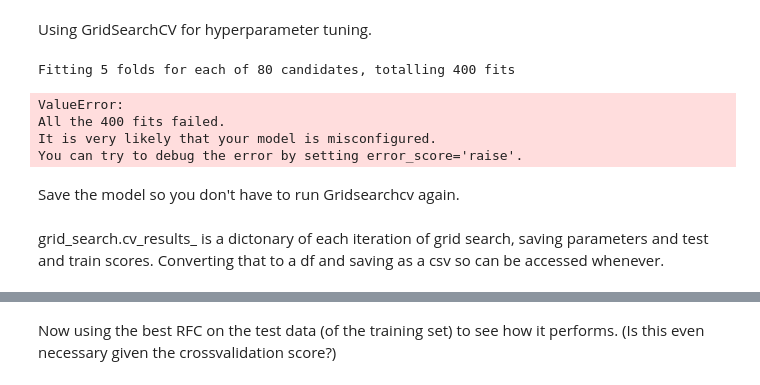
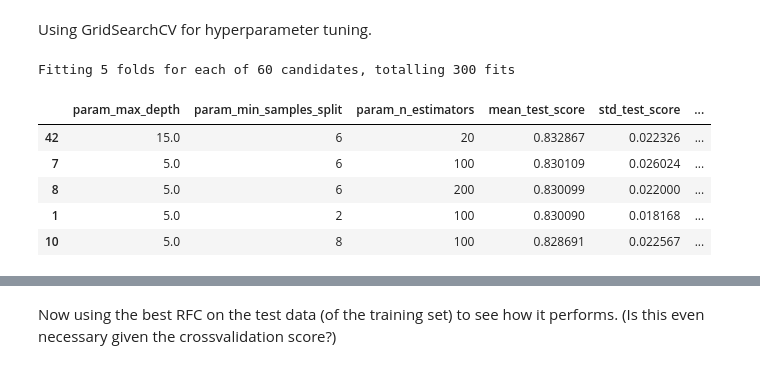
Before and after one commit to apbw-6/Titanic_Predicting_survivors_KaggleCompetition, a Jupyter notebook: titanic_copy.ipynb, the cells around one changed output, grey strips where cells are left out. Saved outputs shown, nothing was run; the diff lists cells and outputs as text; code cells hidden in the pictures.

```diff
--- a/titanic_copy.ipynb
+++ b/titanic_copy.ipynb
@@ -714,17 +720,2 @@ x_test.drop(columns='Survived', inplace=True)
 # %% [markdown]
 Using GridSearchCV for hyperparameter tuning.
-# %%
-param_grid = [{'n_estimators': [5, 7, 10, 20, 50],
-               'max_depth': [7, 10, 15, None],
-               'min_samples_split': [3, 6, 7, 8]}]
-
-grid_search = GridSearchCV(estimator=RandomForestClassifier(), param_grid=param_grid, cv=5, return_train_score=True, verbose=True)
-grid_search.fit(x_train, y_train)
-# %% [output]
-Fitting 5 folds for each of 80 candidates, totalling 400 fits
-ValueError:
-All the 400 fits failed.
-It is very likely that your model is misconfigured.
-You can try to debug the error by setting error_score='raise'.
-# %% [markdown]
-Save the model so you don't have to run Gridsearchcv again.
@@ -737,2 +721,0 @@ joblib.dump(best_model, 'best_random_forest_model.pkl')
-# %% [markdown]
-grid_search.cv_results_ is a dictonary of each iteration of grid search, saving parameters and test and train scores. Converting that to a df and saving as a csv so can be accessed whenever.
@@ -742,2 +722,32 @@ grid_search.cv_results_ is a dictonary of each iteration of grid search, saving
+# %%
+param_grid = [{'n_estimators': [20, 100, 200],
+               'max_depth': [5, 7, 10, 15, None],
+               'min_samples_split': [2, 3, 6, 8]}]
+
+grid_search = GridSearchCV(estimator=RandomForestClassifier(), param_grid=param_grid, cv=5, return_train_score=True, verbose=True)
+grid_search.fit(x_train, y_train)
+
+#Save the model so you don't have to run Gridsearchcv again.
+# Access the best model
+best_model = grid_search.best_estimator_
+best_parameters = grid_search.best_params_
+best_score = grid_search.best_score_
+
+# Save the best model to a file using joblib
+joblib.dump(best_model, 'best_random_forest_model.pkl')
+
+# Grid_search.cv_results_ is a dictonary of each iteration of grid search, saving parameters and test and train scores.
+# Converting that to a df and saving as a csv so can be accessed whenever.
+
+cv_results_df = pd.DataFrame(grid_search.cv_results_)
+cv_results_df.to_csv('cv_results.csv')
+# %% [output]
+Fitting 5 folds for each of 60 candidates, totalling 300 fits
+|  | param_max_depth | param_min_samples_split | param_n_estimators | mean_test_score | std_test_score | ... |
+| 42 | 15.0 | 6 | 20 | 0.832867 | 0.022326 | ... |
+| 7 | 5.0 | 6 | 100 | 0.830109 | 0.026024 | ... |
+| 8 | 5.0 | 6 | 200 | 0.830099 | 0.022000 | ... |
+| 1 | 5.0 | 2 | 100 | 0.830090 | 0.018168 | ... |
+| 10 | 5.0 | 8 | 100 | 0.828691 | 0.022567 | ... |
 # %%
 cv_results_df = pd.read_csv('cv_results.csv')
```
Also changed, not shown: parts of 16 cells of this notebook, 3 other files.
